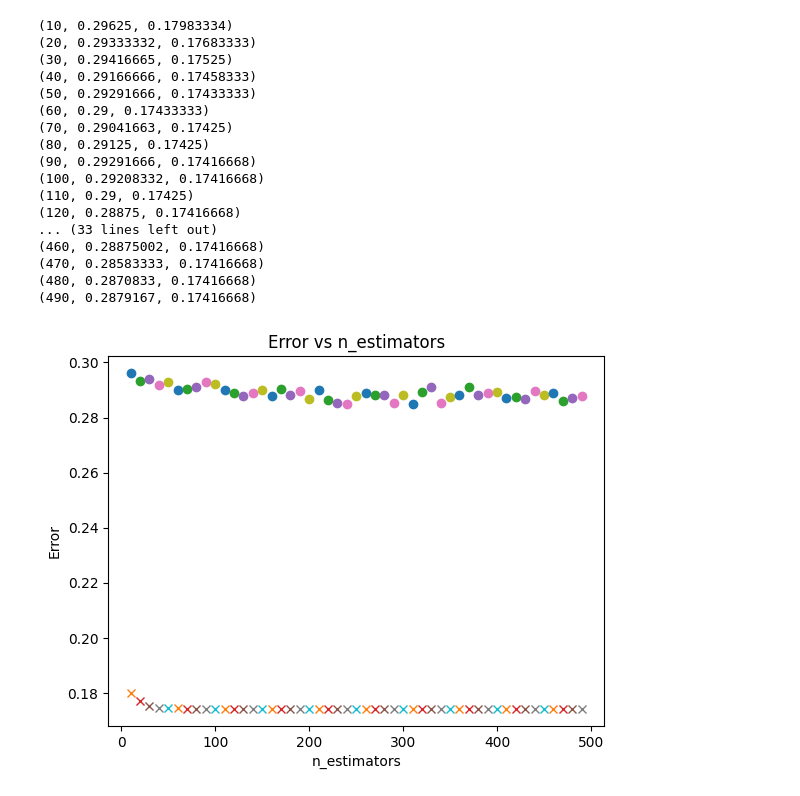
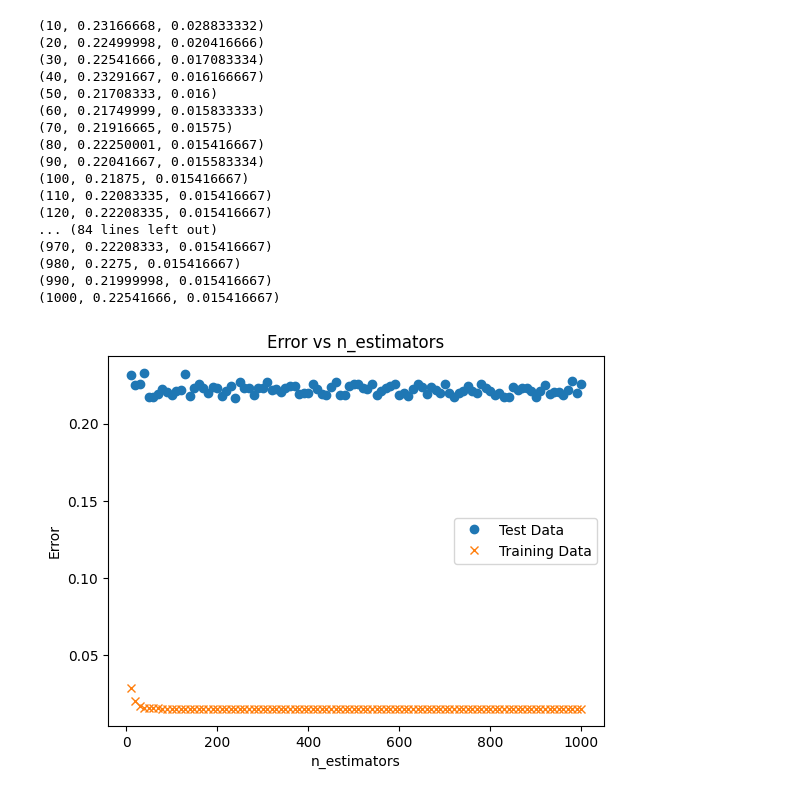
Before and after one commit to hahearn73/projA, a Jupyter notebook: problem2.ipynb, the cells around one changed output. Cells and saved outputs as stored; diff of their text form; code cells hidden in the pictures.

Commit message:
final graphs for problem 2

```diff
--- a/problem2.ipynb
+++ b/problem2.ipynb
@@ -100,10 +130,19 @@ def test_min_samples_leaf(x_train_array, y_train_array, range_list):
 # %%
 def plot_graph(tuples, xaxis='X-axis', yaxis='Y-axis', title='Title'):
+    xs = []
+    y1s = []
+    y2s = []
     for tup in tuples:
         x, y1, y2 = tup
-        plt.plot(x, y1, marker='o')
-        plt.plot(x, y2, marker='x')
+        xs.append(x)
+        y1s.append(y1)
+        y2s.append(y2)
+    plt.plot(xs, y1s, label='Test Data', marker='o', linestyle='')
+    plt.plot(xs, y2s, label='Training Data', marker='x', linestyle='')
     plt.xlabel(xaxis)
     plt.ylabel(yaxis)
     plt.title(title)
+    plt.legend()
     plt.show()
+
+plot_graph([(1,1,2), (2,2,3)])
@@ -114,7 +155,7 @@ y_train_df = pd.read_csv(os.path.join(data_dir, 'y_train.csv'))
 text = x_train_df['text']
 
 # choose bow
-bow_max_features = 100
+bow_max_features = 1000
 bow = make_bag_of_words(x_train_df['text'], max_features=bow_max_features)
 # export as list
 # with open(BOW_FILE, 'w') as file:
@@ -134,25 +245,26 @@ min_samples_leaf_range = range(1, 11, 1)
 # %%
-tuples = test_n_estimators(x_train_array, y_train_array, n_estimators_range)
+n_estimators_range = range(10, 1001, 10)
+tuples = test_n_estimators(x_train_array, y_train_array, n_estimators_range, warm_start=False)
 plot_graph(tuples, yaxis='Error', xaxis='n_estimators', title='Error vs n_estimators')
 # %% [output]
-(10, 0.29625, 0.17983334)
-(20, 0.29333332, 0.17683333)
-(30, 0.29416665, 0.17525)
-(40, 0.29166666, 0.17458333)
-(50, 0.29291666, 0.17433333)
-(60, 0.29, 0.17433333)
-(70, 0.29041663, 0.17425)
-(80, 0.29125, 0.17425)
-(90, 0.29291666, 0.17416668)
-(100, 0.29208332, 0.17416668)
-(110, 0.29, 0.17425)
-(120, 0.28875, 0.17416668)
-... (33 lines left out)
-(460, 0.28875002, 0.17416668)
-(470, 0.28583333, 0.17416668)
-(480, 0.2870833, 0.17416668)
-(490, 0.2879167, 0.17416668)
+(10, 0.23166668, 0.028833332)
+(20, 0.22499998, 0.020416666)
+(30, 0.22541666, 0.017083334)
+(40, 0.23291667, 0.016166667)
+(50, 0.21708333, 0.016)
+(60, 0.21749999, 0.015833333)
+(70, 0.21916665, 0.01575)
+(80, 0.22250001, 0.015416667)
+(90, 0.22041667, 0.015583334)
+(100, 0.21875, 0.015416667)
+(110, 0.22083335, 0.015416667)
+(120, 0.22208335, 0.015416667)
+... (84 lines left out)
+(970, 0.22208333, 0.015416667)
+(980, 0.2275, 0.015416667)
+(990, 0.21999998, 0.015416667)
+(1000, 0.22541666, 0.015416667)
-[figure, old version]
+[figure, new version]
 # %%
 tuples = test_max_depth(x_train_array, y_train_array, max_depth_range)
 plot_graph(tuples, yaxis='Error', xaxis='max_depth', title='Error vs max_depth')
```
Also changed, not shown: parts of 9 cells of this notebook, 6 other files.
